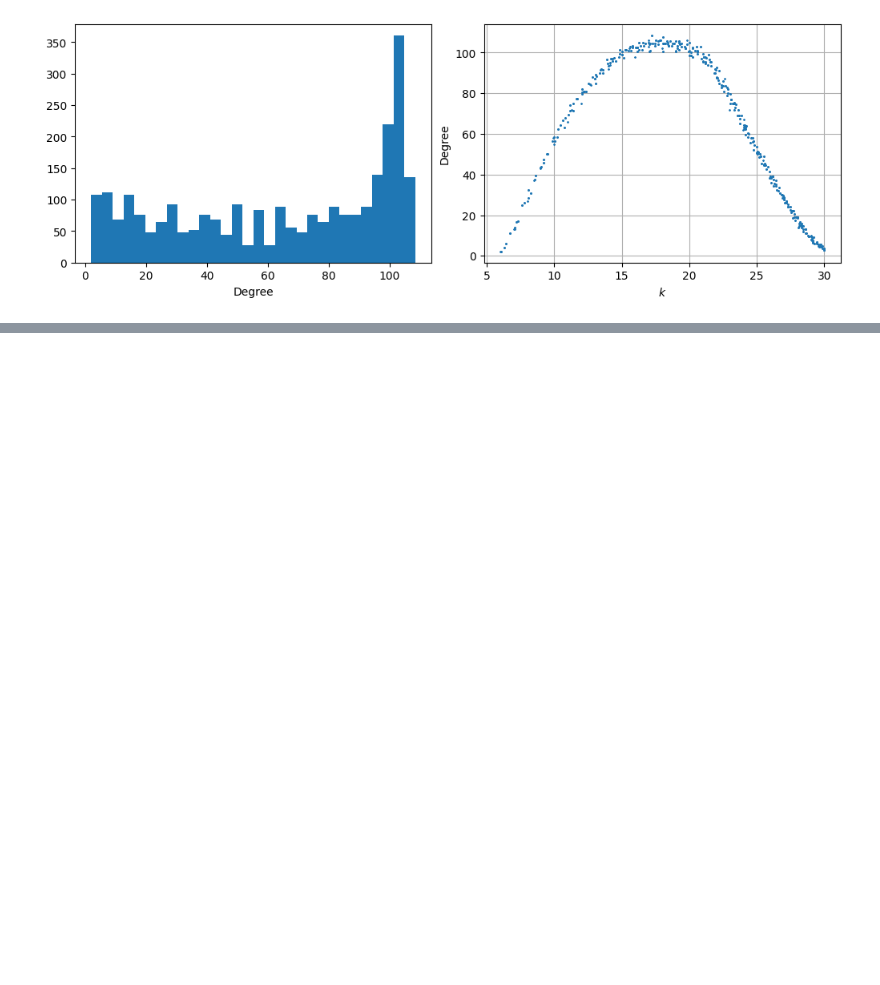
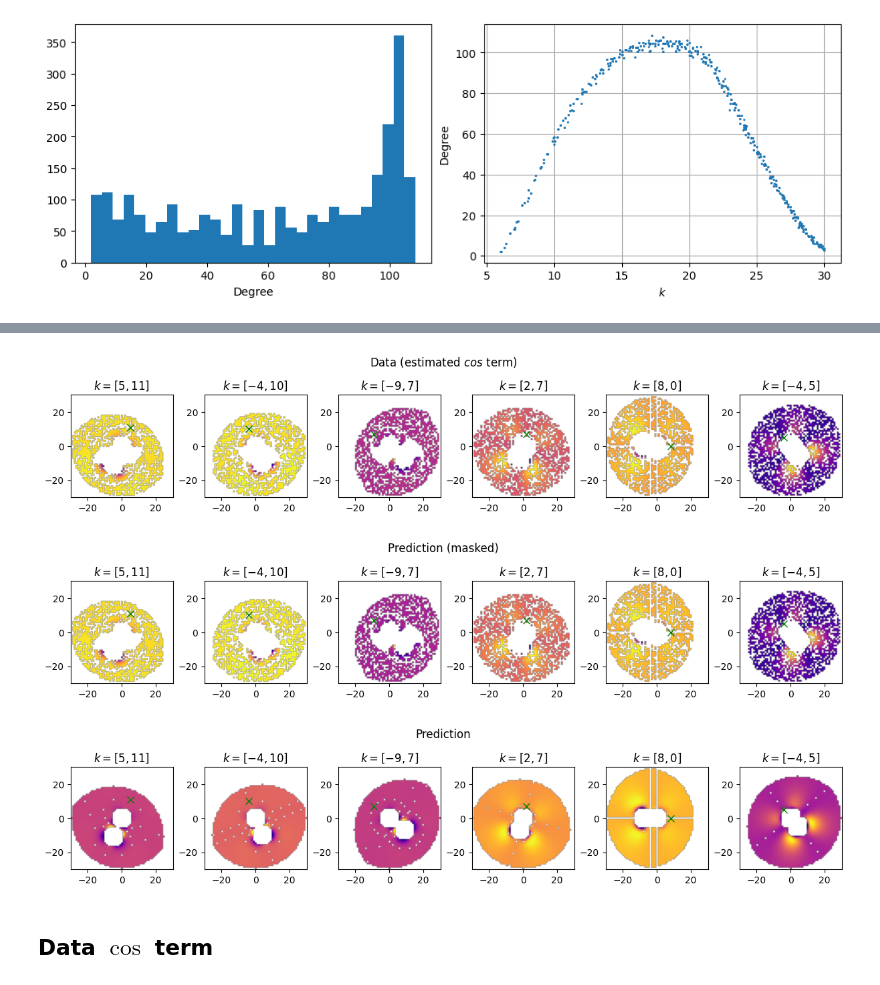
Before and after one commit to rbvogtiii/RSCAM_Networks-in-Turbulence, a Jupyter notebook: triads_simplified.ipynb, the cells around one changed output, grey strips where cells are left out. Saved outputs shown, nothing was run; the diff lists cells and outputs as text; code cells hidden in the pictures; blank space fills up the shorter version.

```diff
--- a/triads_simplified.ipynb
+++ b/triads_simplified.ipynb
@@ -81,0 +110,3 @@ thresh[(thresh>np.percentile(thresh,2.5))|(np.sign(thresh)==1)]=0;threshold_test
+# %%
+path='./data/regular_2D/'
+# path='./data/condensate/'
@@ -81,0 +115,44 @@ thresh[(thresh>np.percentile(thresh,2.5))|(np.sign(thresh)==1)]=0;threshold_test
+# %%
+triads=np.loadtxt(path+'triads.txt')
+rhok_data=np.load(path+'rhok.npy').astype(np.float64);rhop_data=np.load(path+'rhop.npy').astype(np.float64);rhoq_data=np.load(path+'rhoq.npy').astype(np.float64)
+k_data=triads[:,[0,1]].T
+p_data=triads[:,[2,3]].T
+q_data=-k_data-p_data
+
+k_d=np.column_stack((k_data,k_data,p_data,p_data,q_data,q_data))
+p_d=np.column_stack((p_data,q_data,k_data,q_data,k_data,p_data))
+q_d=np.column_stack((q_data,p_data,q_data,k_data,p_data,k_data))
+del k_data;del p_data;del q_data;del triads;
+rhok_d=np.column_stack((rhok_data,rhok_data,rhop_data,rhop_data,rhoq_data,rhoq_data))[0]
+rhop_d=np.column_stack((rhop_data,rhoq_data,rhok_data,rhoq_data,rhok_data,rhop_data))[0]
+rhoq_d=np.column_stack((rhoq_data,rhop_data,rhoq_data,rhok_data,rhop_data,rhok_data))[0]
+del rhok_data;del rhop_data;del rhoq_data;
+kmag_d=np.linalg.norm(k_d,axis=0);pmag_d=np.linalg.norm(p_d,axis=0);qmag_d=np.linalg.norm(q_d,axis=0)
+
+K=((qmag_d**2-pmag_d**2)*kmag_d**-2*(rhop_d*rhoq_d)**2)+((pmag_d**2-kmag_d**2)*qmag_d**-2*(rhop_d*rhok_d)**2)+((kmag_d**2-qmag_d**2)*pmag_d**-2*(rhok_d*rhoq_d)**2)
+D=np.sqrt(pmag_d**2+qmag_d**2)
+C=-np.cross(q_d,p_d,axis=0)/(rhok_d*rhop_d*rhoq_d)*K
+dot_term=(k_d*p_d).sum(axis=0)
+rho_term=rhok_d*rhop_d*rhoq_d
+cos_term=-C/(2*D)
+gterm=pmag_d**2-qmag_d**2
+
+Gcosrho_dir_data=np.zeros([len(idk.T)]*2)
+Gcosrho_dir_data[order(k_d),order(p_d)]=np.cross(q_d,p_d,axis=0)*cos_term*rho_term*dot_term
+# %%
+Gbin=np.zeros([len(idk.T)]*2)
+Gbin[order(k_d),order(p_d)]=1
+
+masked=Gcosrho_dir.copy()
+masked[Gcosrho_dir_data==0]=0
+
+points=idk[:,np.random.choice(np.argsort(Gbin.sum(axis=1))[::-1][:200],size=6,replace=False)].T
+plot_G(Gcosrho_dir_data,points=points,title=r'Data (estimated $cos$ term)')
+plot_G(masked,points=points,title='Prediction (masked)')
+plot_G(Gcosrho_dir,points=points,title='Prediction')
+# %% [output]
+[figure, added]
+[figure, added]
+[figure, added]
+# %% [markdown]
+## Data $\cos$ term
```
Also changed, not shown: parts of 11 cells of this notebook.
